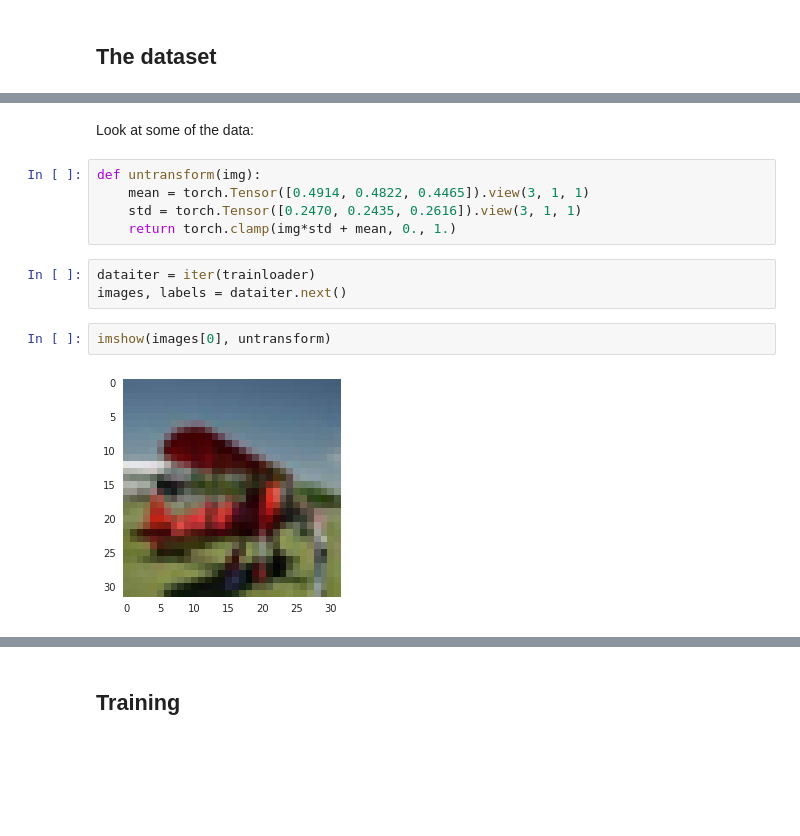
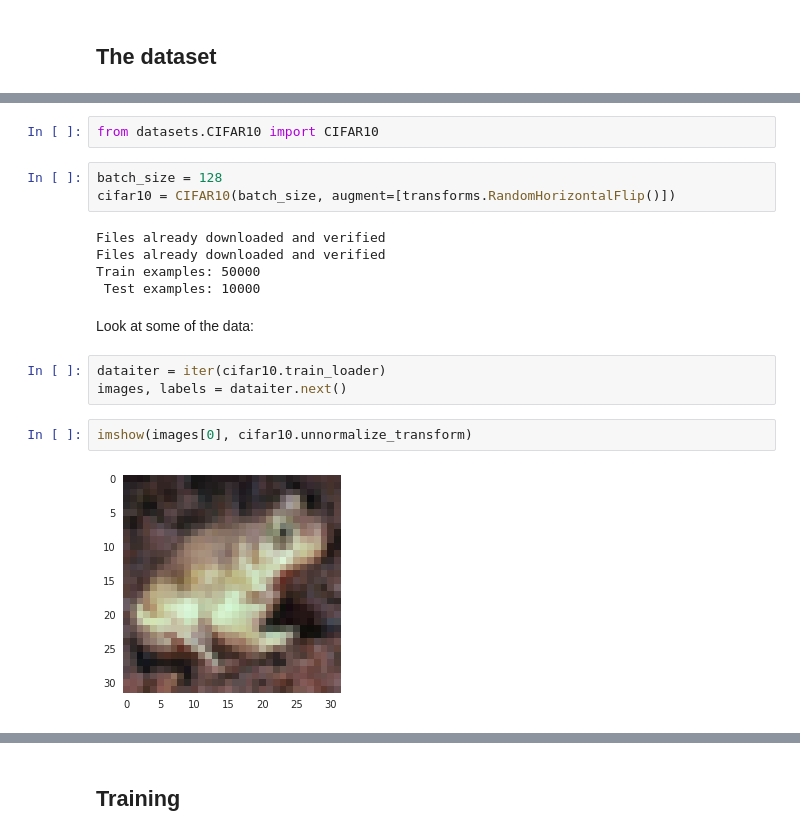
Before and after one commit to hollance/Ignition, a Jupyter notebook: examples/CIFAR10.ipynb, the cells around one changed output, grey strips where cells are left out. Cells and saved outputs as stored; diff of their text form; blank space fills up the shorter version.

Commit message:
Extract CIFAR10 data into its own class

```diff
--- a/examples/CIFAR10.ipynb
+++ b/examples/CIFAR10.ipynb
@@ -173,16 +136,21 @@ Train examples: 50000
+# %%
+from datasets.CIFAR10 import CIFAR10
+# %%
+batch_size = 128
+cifar10 = CIFAR10(batch_size, augment=[transforms.RandomHorizontalFlip()])
+# %% [output]
+Files already downloaded and verified
+Files already downloaded and verified
+Train examples: 50000
+ Test examples: 10000
 # %% [markdown]
 Look at some of the data:
-# %%
-def untransform(img):
-    mean = torch.Tensor([0.4914, 0.4822, 0.4465]).view(3, 1, 1)
-    std = torch.Tensor([0.2470, 0.2435, 0.2616]).view(3, 1, 1)
-    return torch.clamp(img*std + mean, 0., 1.)
 # %%
-dataiter = iter(trainloader)
+dataiter = iter(cifar10.train_loader)
 images, labels = dataiter.next()
 # %%
-imshow(images[0], untransform)
+imshow(images[0], cifar10.unnormalize_transform)
 # %% [output]
-[figure, old version]
+[figure, new version]
 # %%
 grid = torchvision.utils.make_grid(images, pad_value=255, nrow=int(np.sqrt(batch_size)))
```
Also changed, not shown: parts of 78 cells of this notebook, 1 other file.
